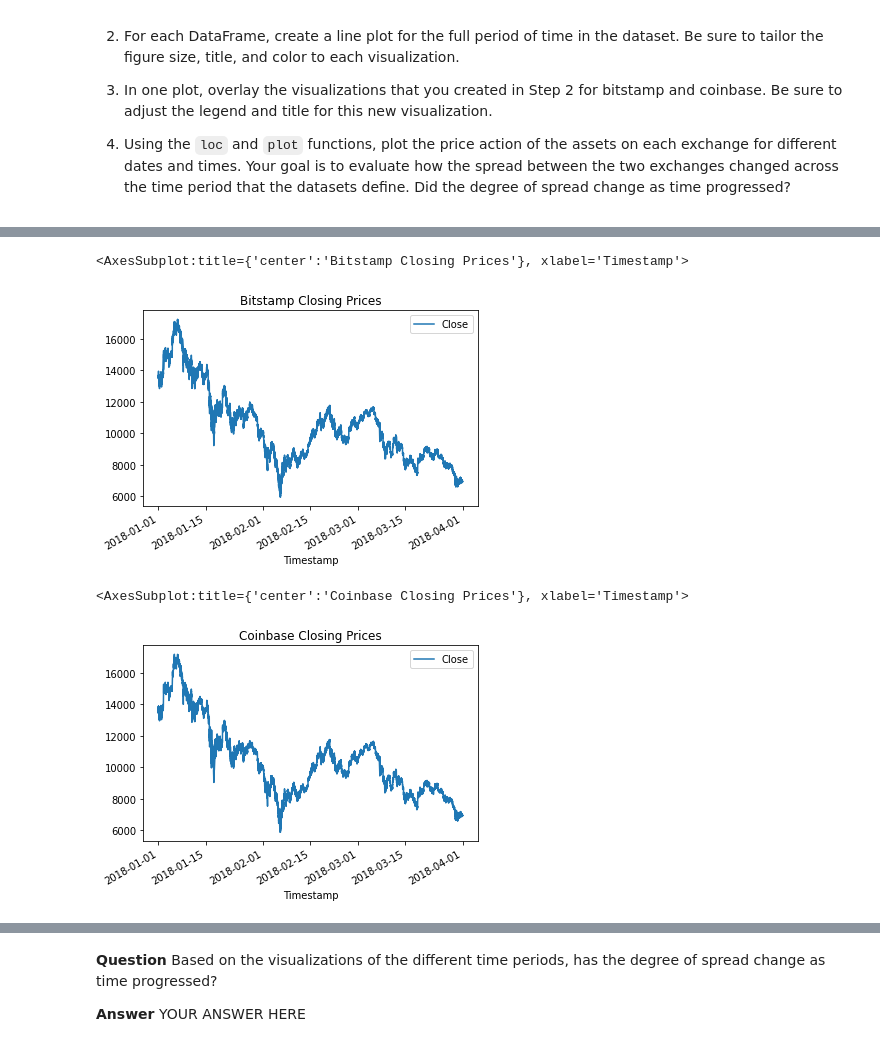
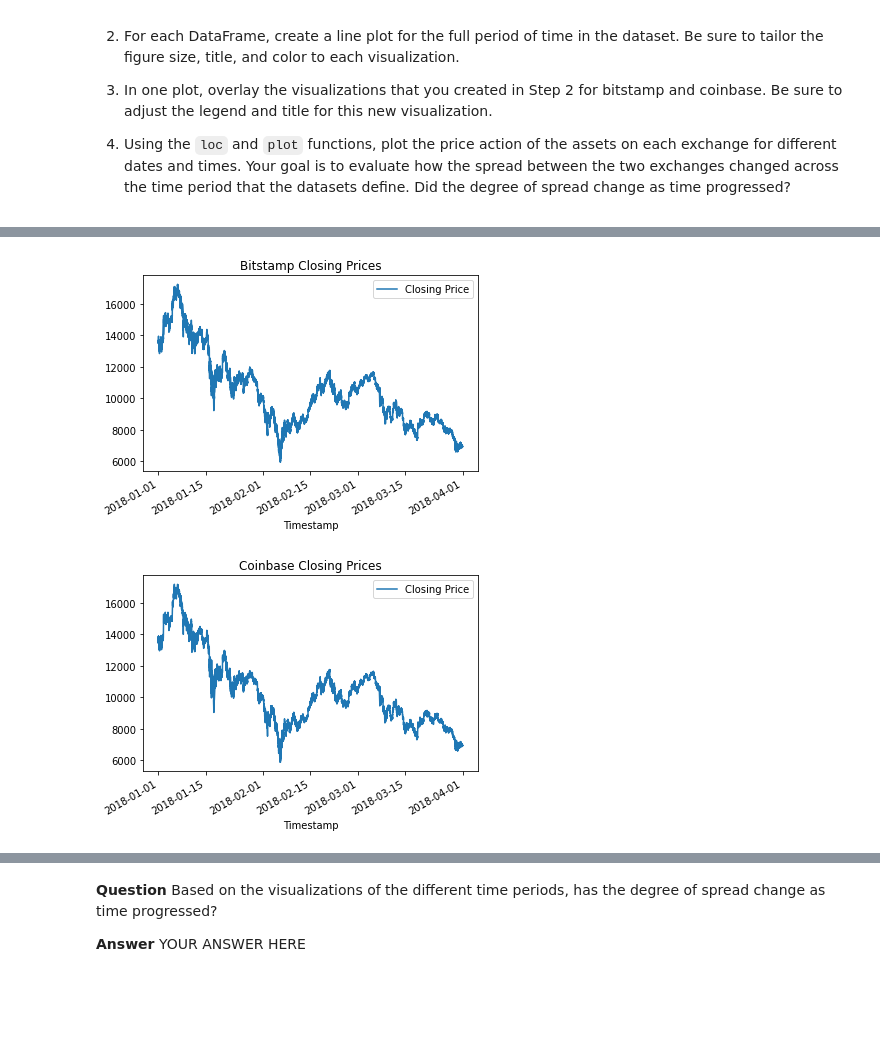
Before and after one commit to davidlampach/module3, a Jupyter notebook: crypto_arbitrage.ipynb, the cells around one changed output, grey strips where cells are left out. Cells and saved outputs as stored; diff of their text form; code cells hidden in the pictures; blank space fills up the shorter version.

Commit message:
After a few chartds are in

```diff
--- a/crypto_arbitrage.ipynb
+++ b/crypto_arbitrage.ipynb
@@ -247,18 +239,20 @@ coinbase.describe()
 # %%
 # Create a line plot for the bitstamp DataFrame for the full length of time in the dataset
 # Be sure that the figure size, title, and color are tailored to each visualization
 bitstamp_sliced.plot(y='Close', kind = 'line', title = 'Bitstamp Closing Prices')
+plt.legend(['Closing Price'])
+plt.show()
 #bitstamp_sliced.title('test')
 # %% [output]
-<AxesSubplot:title={'center':'Bitstamp Closing Prices'}, xlabel='Timestamp'>
-[figure, old version]
+[figure, new version]
 # %%
 # Create a line plot for the coinbase DataFrame for the full length of time in the dataset
 # Be sure that the figure size, title, and color are tailored to each visualization
 coinbase_sliced.plot(y='Close', kind = 'line', title = 'Coinbase Closing Prices')
+plt.legend(['Closing Price'])
+plt.show()
 # %% [output]
-<AxesSubplot:title={'center':'Coinbase Closing Prices'}, xlabel='Timestamp'>
-[figure, old version]
+[figure, new version]
 # %%
 # Overlay the visualizations for the bitstamp and coinbase DataFrames in one plot
 # The plot should visualize the prices over the full lenth of the dataset
```
Also changed, not shown: parts of 12 cells of this notebook, 5 other files.
